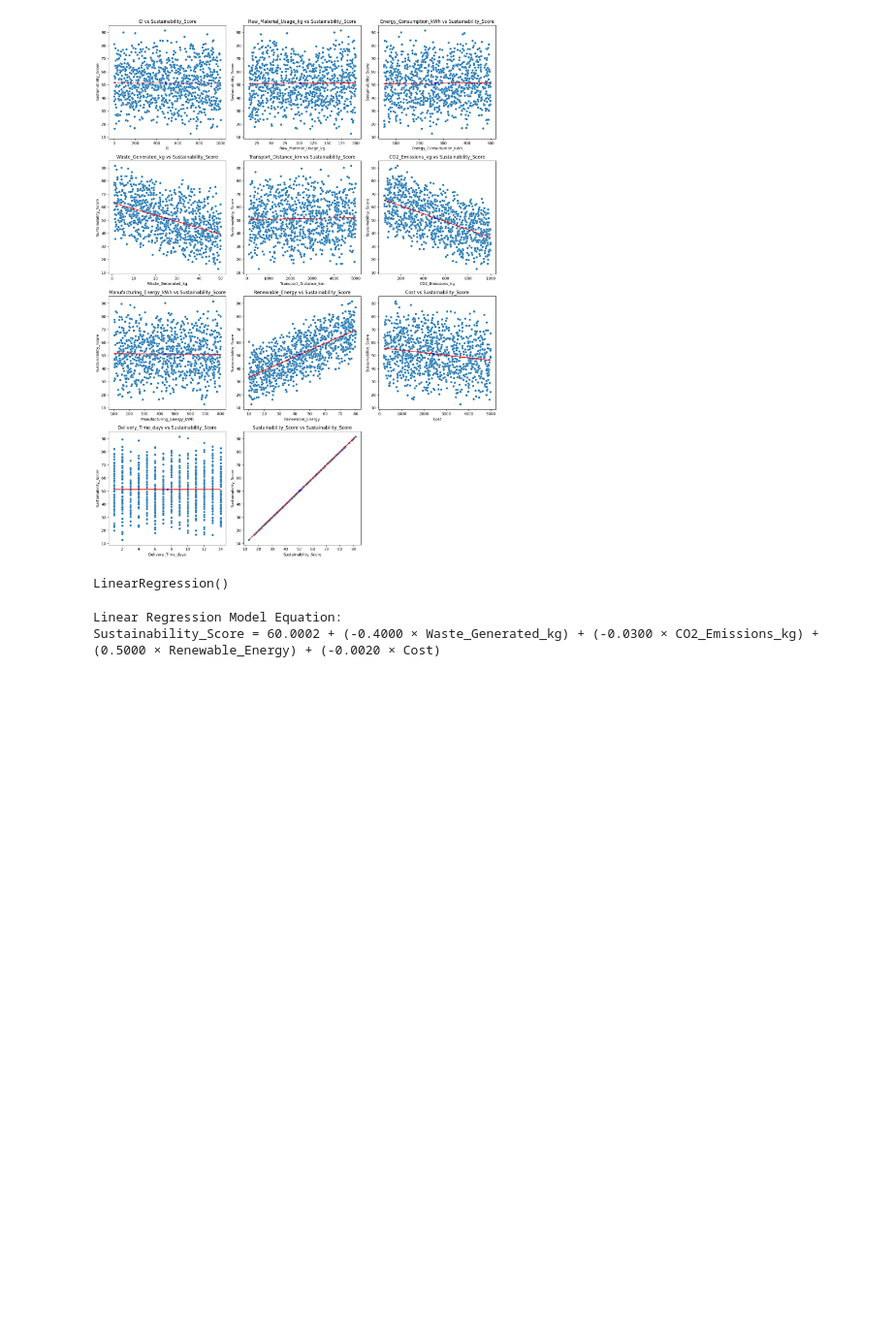
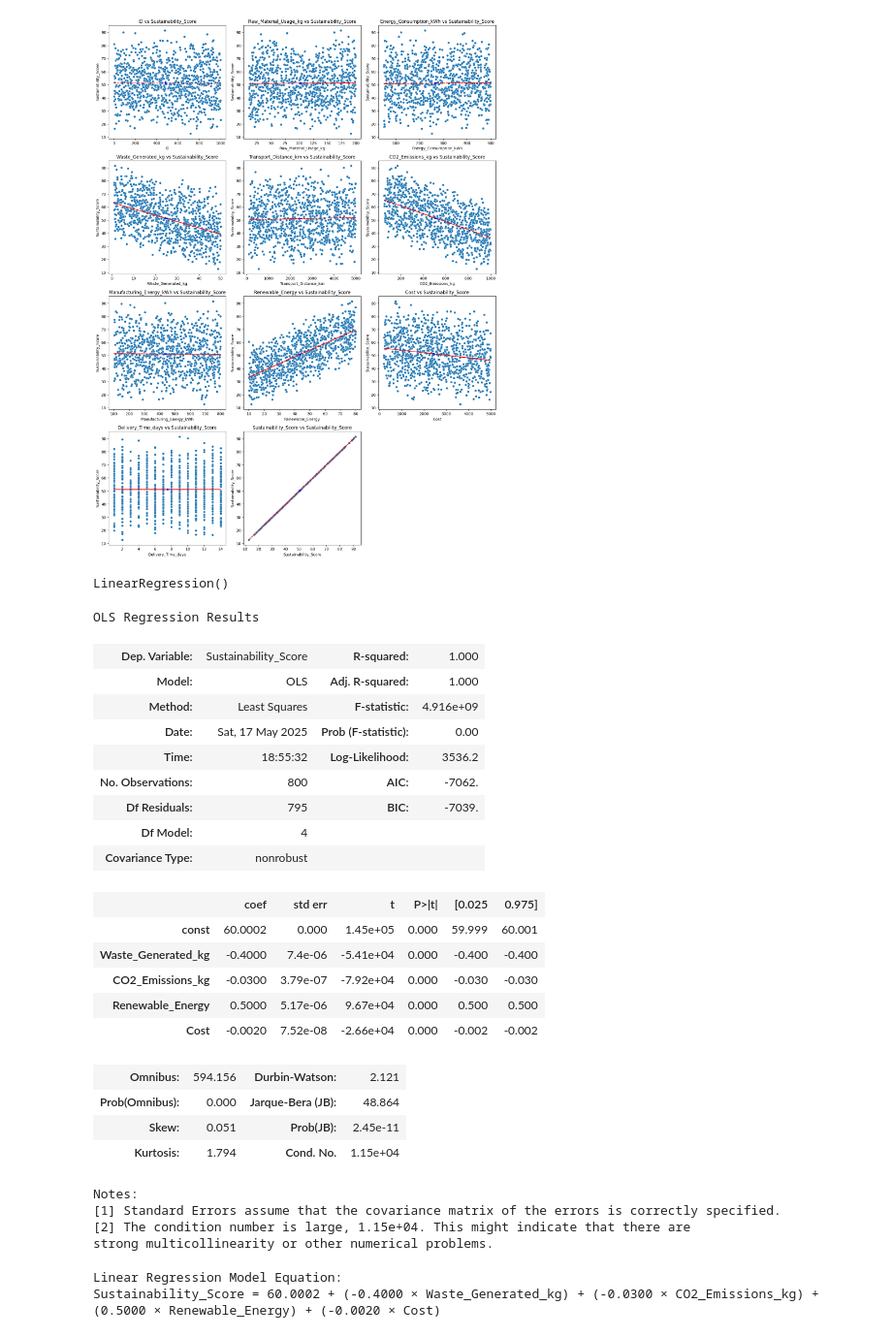
Before and after one commit to GiovanniL30/Data-Analysis, a Jupyter notebook: finalProject/model_train.ipynb, the cells around one changed output. Shown at 97% size. Drawn from its saved outputs; the diff is of its cells as text; code cells hidden in the pictures; blank space fills up the shorter version.

```diff
--- a/finalProject/model_train.ipynb
+++ b/finalProject/model_train.ipynb
@@ -99,6 +99,42 @@ model = LinearRegression()
 model.fit(X_train, y_train)
 # %% [output]
 LinearRegression()
+# %%
+import statsmodels.api as sm
+
+# Add constant term to the features (intercept)
+X_train_ols = sm.add_constant(X_train)
+
+# Fit the OLS model
+ols_model = sm.OLS(y_train, X_train_ols).fit()
+
+# Print the summary of the regression
+ols_model.summary()
+# %% [output]
+OLS Regression Results
+| Dep. Variable: | Sustainability_Score | R-squared: | 1.000 |
+| Model: | OLS | Adj. R-squared: | 1.000 |
+| Method: | Least Squares | F-statistic: | 4.916e+09 |
+| Date: | Sat, 17 May 2025 | Prob (F-statistic): | 0.00 |
+| Time: | 18:55:32 | Log-Likelihood: | 3536.2 |
+| No. Observations: | 800 | AIC: | -7062. |
+| Df Residuals: | 795 | BIC: | -7039. |
+| Df Model: | 4 |  |  |
+| Covariance Type: | nonrobust |  |  |
+|  | coef | std err | t | P>|t| | [0.025 | 0.975] |
+| const | 60.0002 | 0.000 | 1.45e+05 | 0.000 | 59.999 | 60.001 |
+| Waste_Generated_kg | -0.4000 | 7.4e-06 | -5.41e+04 | 0.000 | -0.400 | -0.400 |
+| CO2_Emissions_kg | -0.0300 | 3.79e-07 | -7.92e+04 | 0.000 | -0.030 | -0.030 |
+| Renewable_Energy | 0.5000 | 5.17e-06 | 9.67e+04 | 0.000 | 0.500 | 0.500 |
+| Cost | -0.0020 | 7.52e-08 | -2.66e+04 | 0.000 | -0.002 | -0.002 |
+| Omnibus: | 594.156 | Durbin-Watson: | 2.121 |
+| Prob(Omnibus): | 0.000 | Jarque-Bera (JB): | 48.864 |
+| Skew: | 0.051 | Prob(JB): | 2.45e-11 |
+| Kurtosis: | 1.794 | Cond. No. | 1.15e+04 |
+Notes:
+[1] Standard Errors assume that the covariance matrix of the errors is correctly specified.
+[2] The condition number is large, 1.15e+04. This might indicate that there are
+strong multicollinearity or other numerical problems.
 # %%
 coefficients = model.coef_
 intercept = model.intercept_
```
Also changed, not shown: parts of 1 cell of this notebook, 1 other file.
